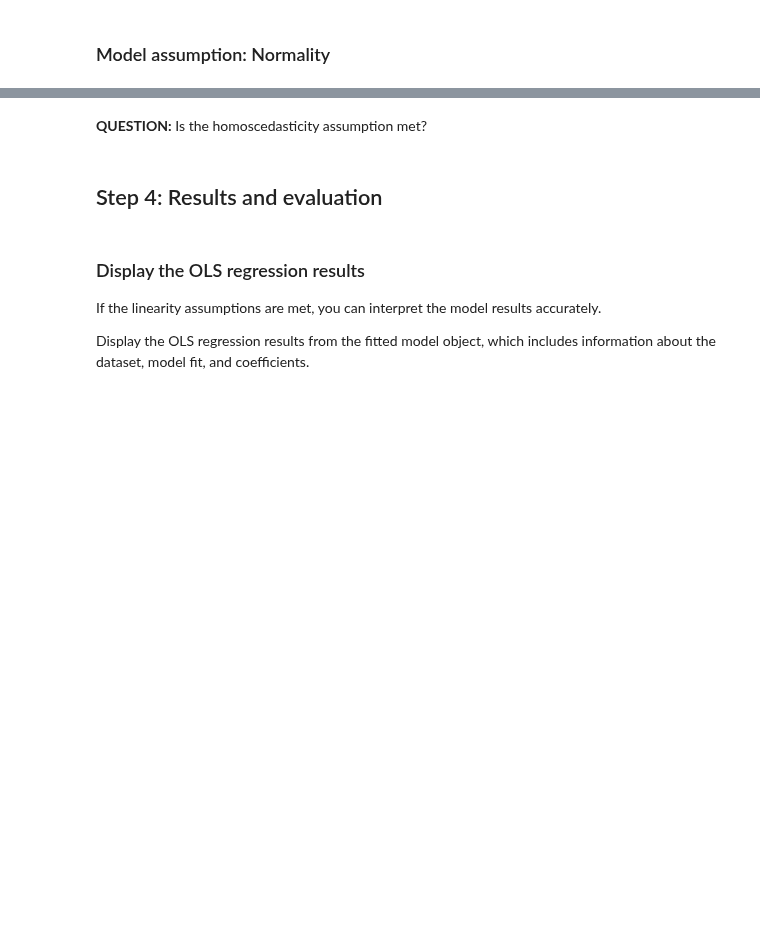
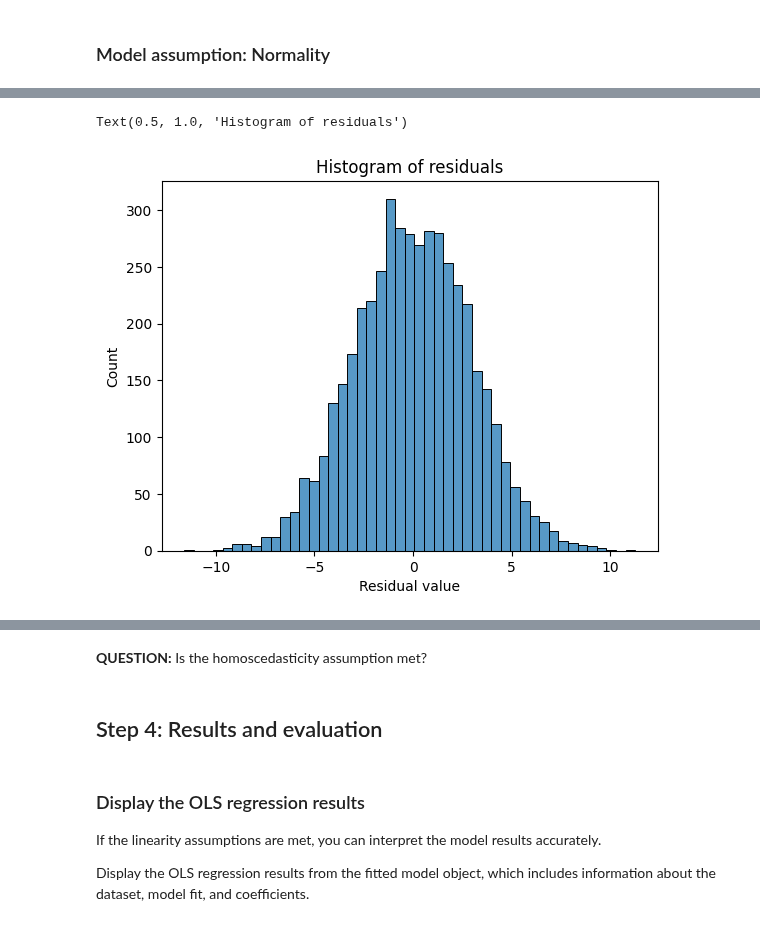
Before and after one commit to dyyland23-glitch/Marketing_Evaluate_simple_and_multiple_regression, a Jupyter notebook: Activity_Evaluate simple linear regression.ipynb, the cells around one changed output, grey strips where cells are left out. Drawn from its saved outputs; the diff is of its cells as text; code cells hidden in the pictures; blank space fills up the shorter version.

```diff
--- a/Activity_Evaluate simple linear regression.ipynb
+++ b/Activity_Evaluate simple linear regression.ipynb
@@ -451,0 +435,9 @@ Check that this assumption is not violated by creating a scatterplot with the fi
+# %%
+# Create a histogram with the residuals.
+
+fig = sns.histplot(residuals)
+fig.set_xlabel("Residual value")
+fig.set_title("Histogram of residuals")
+# %% [output]
+Text(0.5, 1.0, 'Histogram of residuals')
+[figure, added]
```
Also changed, not shown: parts of 19 cells of this notebook.
